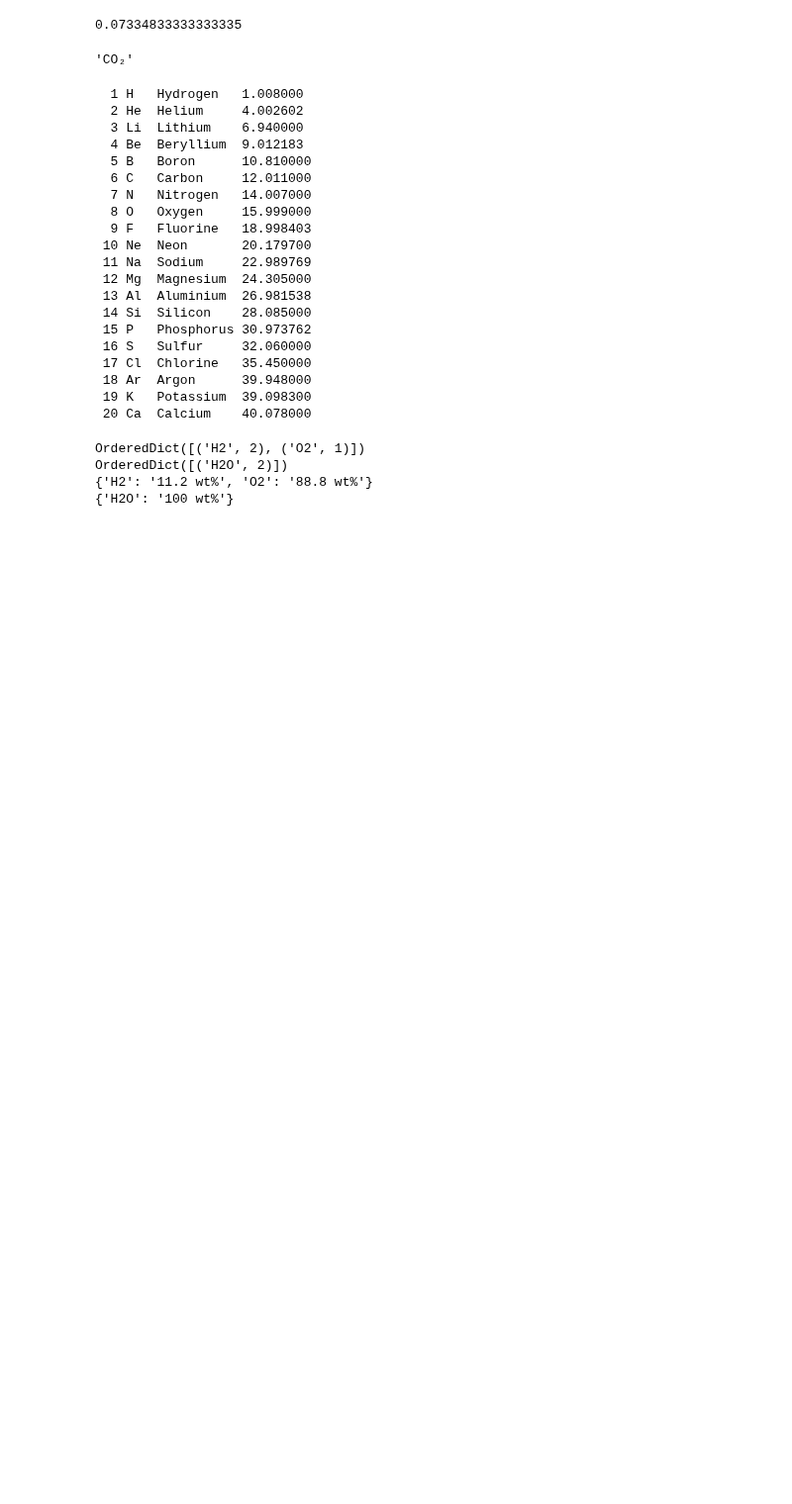
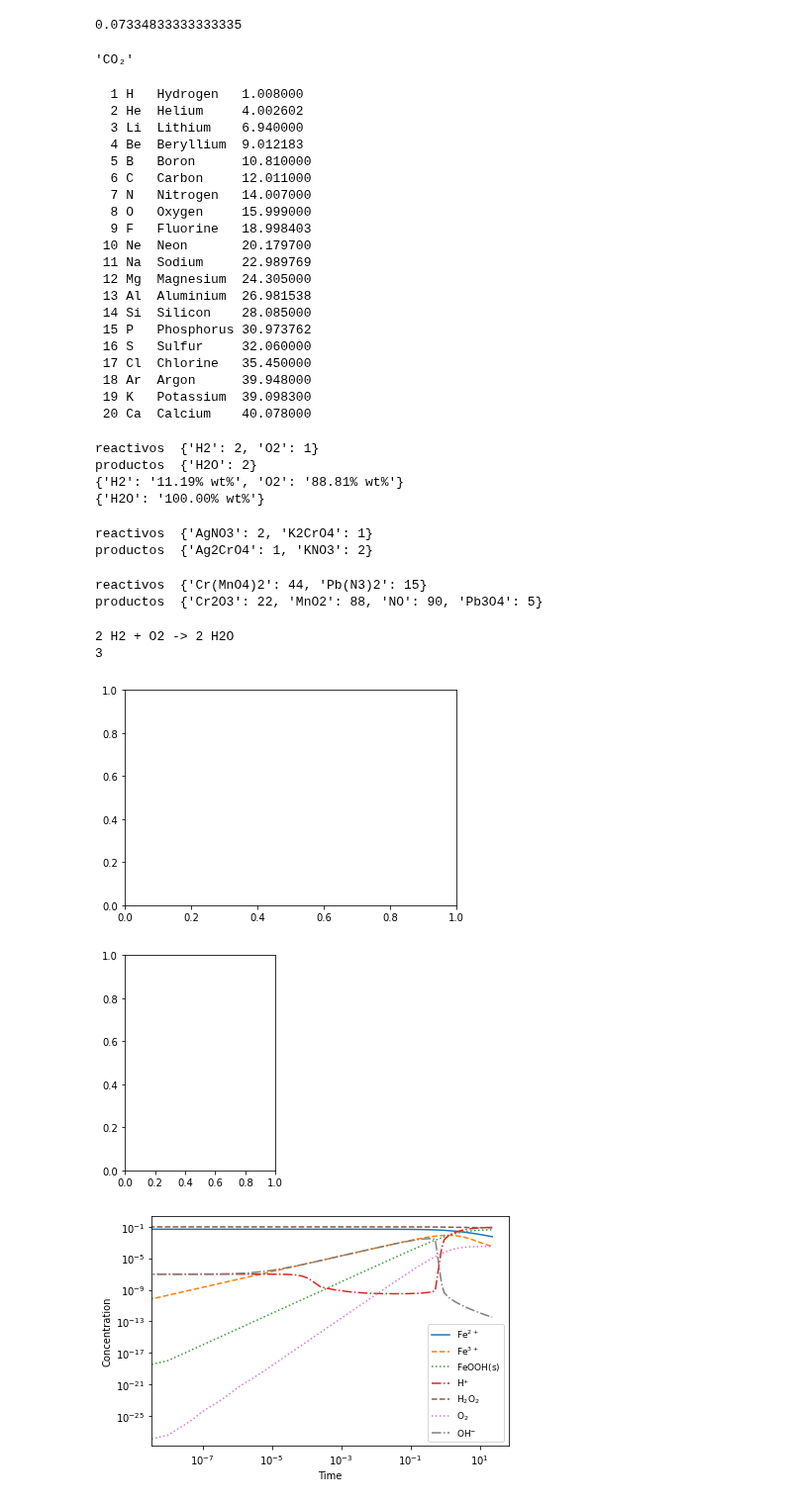
Before and after one commit to jcjimenezb123/ProgramacionPython, a Jupyter notebook: unidades.ipynb, the cells around one changed output. Shown at 99% size. Saved outputs shown, nothing was run; the diff lists cells and outputs as text; code cells hidden in the pictures; blank space fills up the shorter version.

```diff
--- a/unidades.ipynb
+++ b/unidades.ipynb
@@ -278,17 +278,77 @@ for i in range(20):
  19 K   Potassium  39.098300
  20 Ca  Calcium    40.078000
 # %%
-from chempy import balance_stoichiometry  # Main reaction in NASA's booster rockets:
+from chempy import balance_stoichiometry
 reac, prod = balance_stoichiometry({'H2', 'O2'}, {'H2O'})
 
-print(reac)
-print(prod)
+print('reactivos ',dict(reac))
+print('productos ',dict(prod))
 
 from chempy import mass_fractions
 for fractions in map(mass_fractions, [reac, prod]):
-    print({k: '{0:.3g} wt%'.format(v*100) for k, v in fractions.items()})
+    print({k: '{0:.2%} wt%'.format(v) for k, v in fractions.items()})
 # %% [output]
-OrderedDict([('H2', 2), ('O2', 1)])
-OrderedDict([('H2O', 2)])
-{'H2': '11.2 wt%', 'O2': '88.8 wt%'}
-{'H2O': '100 wt%'}
+reactivos  {'H2': 2, 'O2': 1}
+productos  {'H2O': 2}
+{'H2': '11.19% wt%', 'O2': '88.81% wt%'}
+{'H2O': '100.00% wt%'}
+# %%
+reac, prod = balance_stoichiometry({'AgNO3', 'K2CrO4'}, {'Ag2CrO4','KNO3'})
+
+print('reactivos ',dict(reac))
+print('productos ',dict(prod))
+# %% [output]
+reactivos  {'AgNO3': 2, 'K2CrO4': 1}
+productos  {'Ag2CrO4': 1, 'KNO3': 2}
+# %%
+reac, prod = balance_stoichiometry({'Pb(N3)2', 'Cr(MnO4)2'}, {'Cr2O3','MnO2','Pb3O4','NO'})
+
+print('reactivos ',dict(reac))
+print('productos ',dict(prod))
+# %% [output]
+reactivos  {'Cr(MnO4)2': 44, 'Pb(N3)2': 15}
+productos  {'Cr2O3': 22, 'MnO2': 88, 'NO': 90, 'Pb3O4': 5}
+# %%
+# importing the module
+from chempy import chemistry
+
+# creating the reaction
+reaction = chemistry.Reaction({'H2': 2, 'O2': 1},
+                              {'H2O': 2})
+
+# displaying the reaction
+print(reaction)
+
+# displaying the reaction order
+print(reaction.order())
+# %% [output]
+2 H2 + O2 -> 2 H2O
+3
+# %%
+from chempy import ReactionSystem  # The rate constants below are arbitrary
+rsys = ReactionSystem.from_string("""2 Fe+2 + H2O2 -> 2 Fe+3 + 2 OH-; 42
+     2 Fe+3 + H2O2 -> 2 Fe+2 + O2 + 2 H+; 17
+     H+ + OH- -> H2O; 1e10
+     H2O -> H+ + OH-; 1e-4
+     Fe+3 + 2 H2O -> FeOOH(s) + 3 H+; 1
+     FeOOH(s) + 3 H+ -> Fe+3 + 2 H2O; 2.5""")  # "[H2O]" = 1.0 (actually 55.4 at RT)
+from chempy.kinetics.ode import get_odesys
+odesys, extra = get_odesys(rsys)
+from collections import defaultdict
+import numpy as np
+tout = sorted(np.concatenate((np.linspace(0, 23), np.logspace(-8, 1))))
+c0 = defaultdict(float, {'Fe+2': 0.05, 'H2O2': 0.1, 'H2O': 1.0, 'H+': 1e-7, 'OH-': 1e-7})
+result = odesys.integrate(tout, c0, atol=1e-12, rtol=1e-14)
+import matplotlib.pyplot as plt
+_ = plt.subplot(1, 1, 1)
+_ = result.plot(names=[k for k in rsys.substances if k != 'H2O'])
+_ = plt.legend(loc='best', prop={'size': 9}); _ = plt.xlabel('Time'); _ = plt.ylabel('Concentration')
+_ = plt.subplot(1, 2, 2)
+_ = result.plot(names=[k for k in rsys.substances if k != 'H2O'], xscale='log', yscale='log')
+_ = plt.legend(loc='best', prop={'size': 9}); _ = plt.xlabel('Time'); _ = plt.ylabel('Concentration')
+_ = plt.tight_layout()
+plt.show()
+# %% [output]
+[figure, added]
+[figure, added]
+[figure, added]
```
Also changed, not shown: parts of 1 cell of this notebook.
